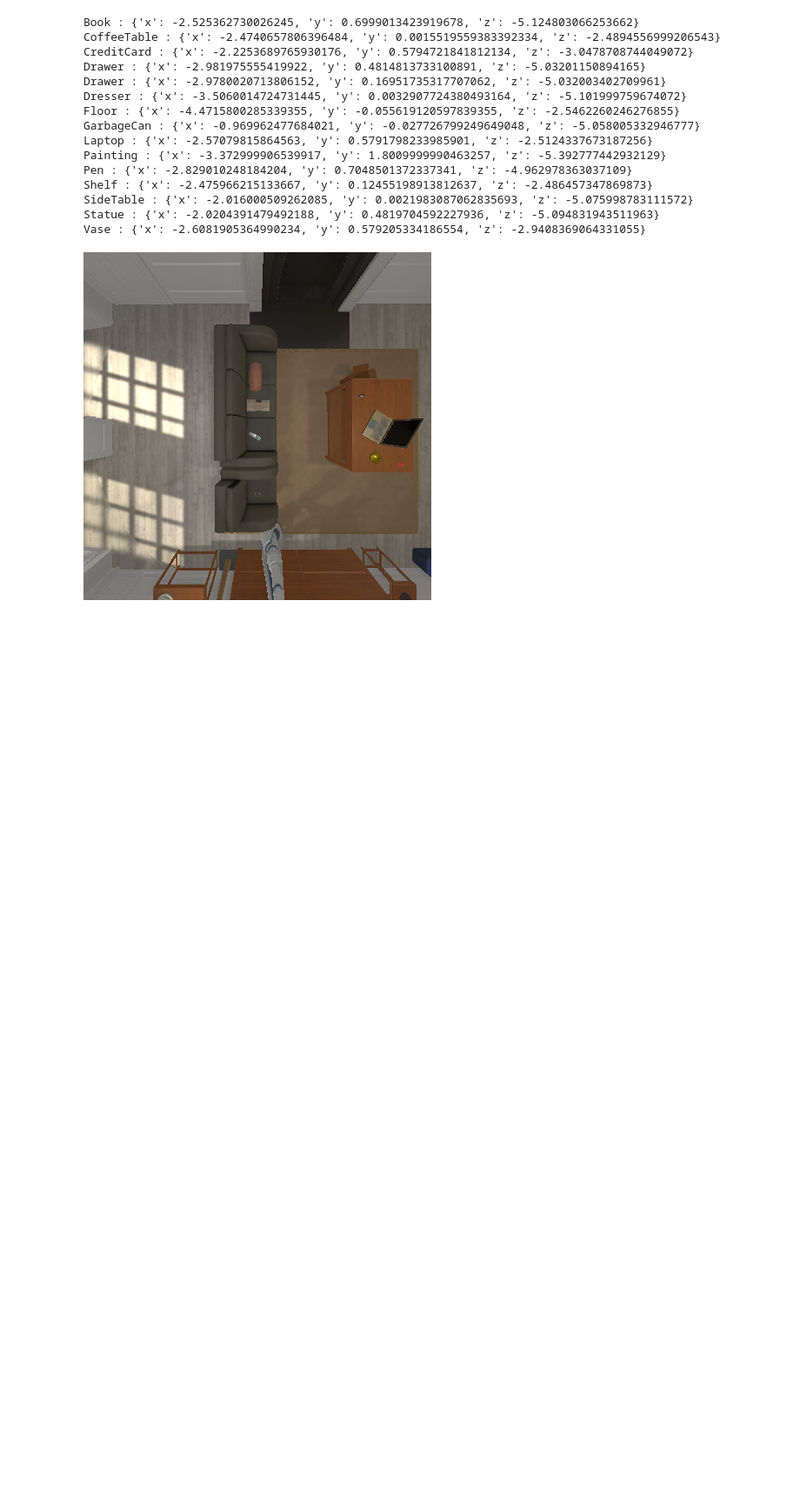
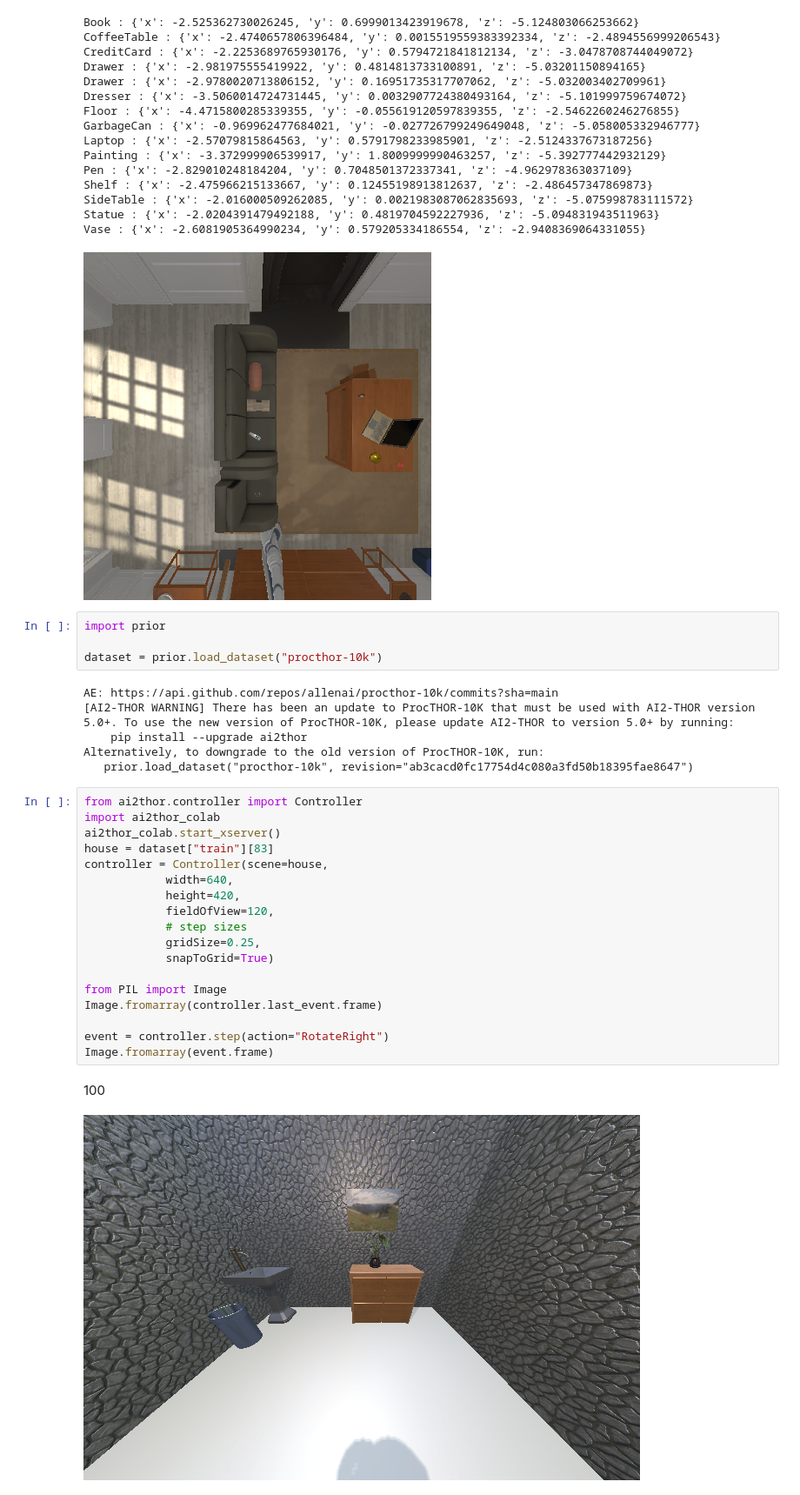
Before and after one commit to archie1983/llm_semantic_navigation, a Jupyter notebook: environment.ipynb, the cells around one changed output. Shown at 87% size. Saved outputs shown, nothing was run; the diff lists cells and outputs as text; blank space fills up the shorter version.

Commit message:
Pre-merge commit

```diff
--- a/environment.ipynb
+++ b/environment.ipynb
@@ -180,3 +180,34 @@ SideTable : {'x': -2.016000509262085, 'y': 0.0021983087062835693, 'z': -5.075998
 Statue : {'x': -2.0204391479492188, 'y': 0.4819704592227936, 'z': -5.094831943511963}
 Vase : {'x': -2.6081905364990234, 'y': 0.579205334186554, 'z': -2.9408369064331055}
 [figure]
+# %%
+import prior
+
+dataset = prior.load_dataset("procthor-10k")
+# %% [output]
+AE: https://api.github.com/repos/allenai/procthor-10k/commits?sha=main
+[AI2-THOR WARNING] There has been an update to ProcTHOR-10K that must be used with AI2-THOR version 5.0+. To use the new version of ProcTHOR-10K, please update AI2-THOR to version 5.0+ by running:
+    pip install --upgrade ai2thor
+Alternatively, to downgrade to the old version of ProcTHOR-10K, run:
+   prior.load_dataset("procthor-10k", revision="ab3cacd0fc17754d4c080a3fd50b18395fae8647")
+# %%
+from ai2thor.controller import Controller
+import ai2thor_colab
+ai2thor_colab.start_xserver()
+house = dataset["train"][83]
+controller = Controller(scene=house,
+            width=640,
+            height=420,
+            fieldOfView=120,
+            # step sizes
+            gridSize=0.25,
+            snapToGrid=True)
+
+from PIL import Image
+Image.fromarray(controller.last_event.frame)
+
+event = controller.step(action="RotateRight")
+Image.fromarray(event.frame)
+# %% [output]
+100
+[figure, added]
```
Also changed, not shown: parts of 1 cell of this notebook, 15 other files.
